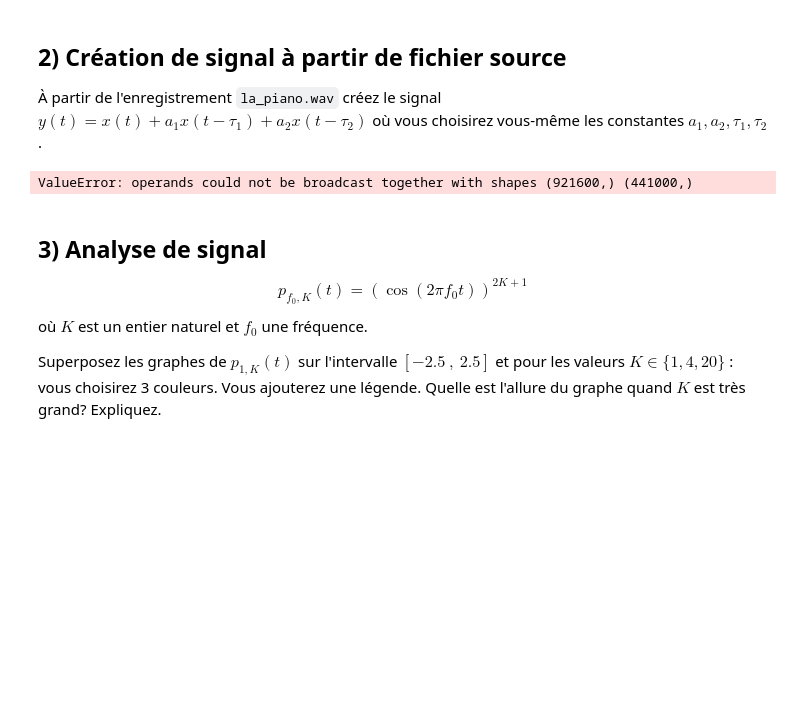
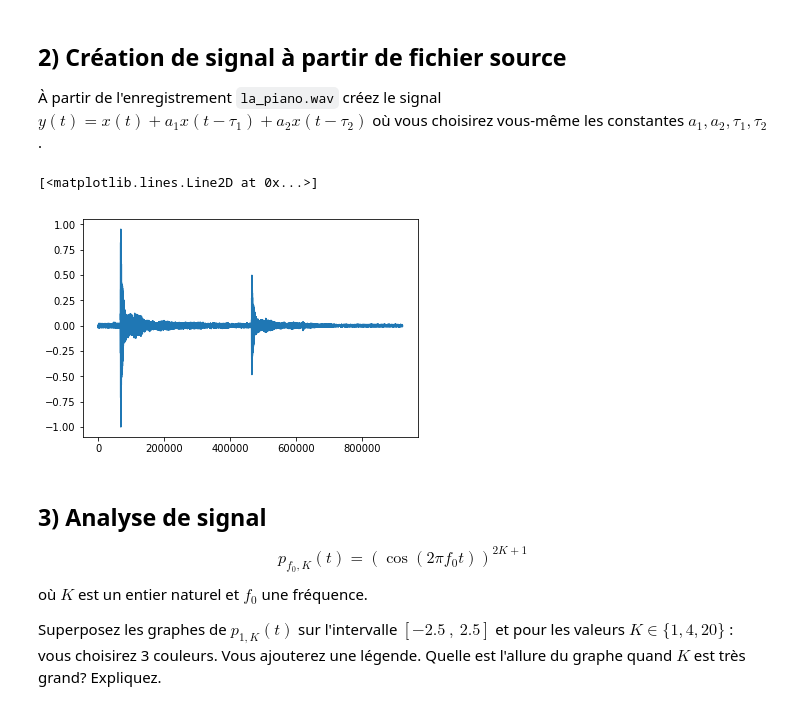
Before and after one commit to guillaume-haerinck/imac-tp-signal, a Jupyter notebook: tp-01/exercices.ipynb, the cells around one changed output. Drawn from its saved outputs; the diff is of its cells as text; code cells hidden in the pictures; blank space fills up the shorter version.

````diff
--- a/tp-01/exercices.ipynb
+++ b/tp-01/exercices.ipynb
@@ -55,26 +55,43 @@ wav.write("toto.wav", 44100, data)
 ## 2) Création de signal à partir de fichier source
 
 À partir de l'enregistrement ```la_piano.wav``` créez le signal $y(t)=x(t)+a_1x(t-\tau_1)+a_2x(t-\tau_2)$ où vous choisirez vous-même les constantes $a_1,a_2,\tau_1,\tau_2$.
-# %%
-import numpy as np
-import matplotlib.pyplot as plt
-from scipy.io import wavfile as wav
-
-rate, data = wav.read('la_piano.wav')
-# Data est en stereo, mais le channel de droit est du bruit
-
-data = data[:,0] # First column, which is the Left channel. Sinusoidal kind, so negative values
-
-t = np.arange(0, 10, Ts)
-a1 = 1
-a2 = 1
-tau1 = 0.25
-tau2 = 0.5
-y = data * t + a1 * data * (t - tau1) + a2 * data * (t - tau2)
-
-plt.plot(data)
-# %% [output]
-ValueError: operands could not be broadcast together with shapes (921600,) (441000,)
+# %%
+import numpy as np
+import matplotlib.pyplot as plt
+from scipy.io import wavfile as wav
+
+def normaliser_son_mono(x):
+    M = np.max(abs(x)); # la plus grande valeur absolue du signal
+    return  x/M;   # conversion automatique au format réel et normalisation
+
+rate, data = wav.read('la_piano.wav') # Data est en stereo, mais le channel de droit est du bruit
+Fs = 10000; # la fréquence d'échantillonnage (rate en anglais)
+Ts = 1 / Fs; # le pas d'échantillonnage
+t = np.arange(0, 10, Ts)
+
+x = normaliser_son_mono(data[:,0])
+N = np.size(x)
+
+a1 = 1 # Attenuatinos
+a2 = 1
+tau1 = 9 # Decalage en secondes
+tau2 = 0
+
+n0 = int(tau1 * rate) # le retard en nombre d'échantillons : int renvoie bien un entier
+xEcho1 = np.zeros(N) # Initialise un tableau de taille N a 0
+xEcho1[n0:(N-1)] = x[0:(N - n0-1)]
+
+n0 = int(tau2 * rate) # le retard en nombre d'échantillons : int renvoie bien un entier
+xEcho2 = np.zeros(N) # Initialise un tableau de taille N a 0
+xEcho2[n0:(N-1)] = x[0:(N - n0-1)]
+
+y = x + a1 * xEcho1 + a2 * xEcho2
+y = normaliser_son_mono(y)
+
+plt.plot(y)
+# %% [output]
+[<matplotlib.lines.Line2D at 0x...>]
+[figure, added]
 # %% [markdown]
 ## 3) Analyse de signal
 
````
Also changed, not shown: 1 other file.
